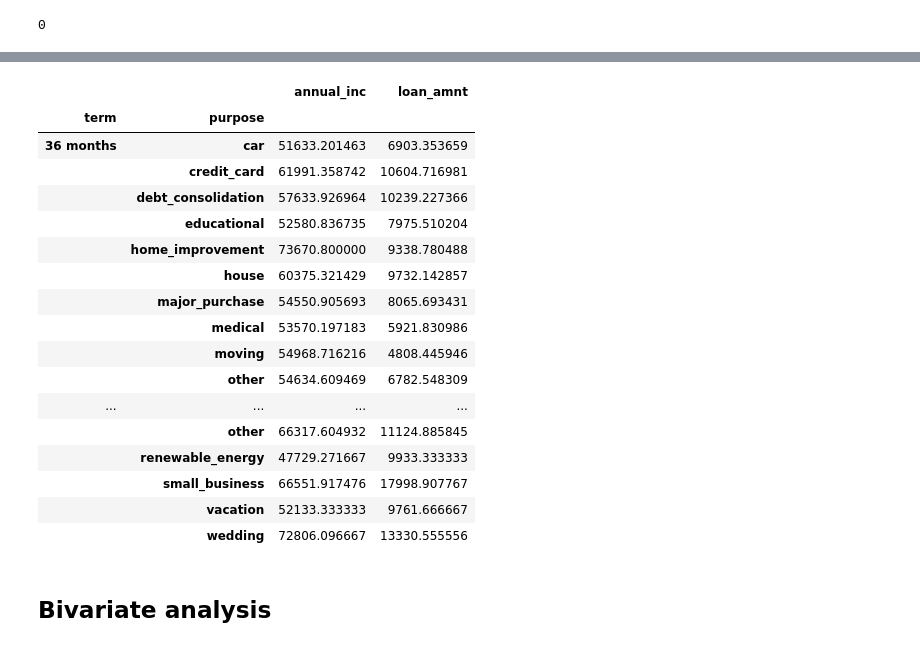
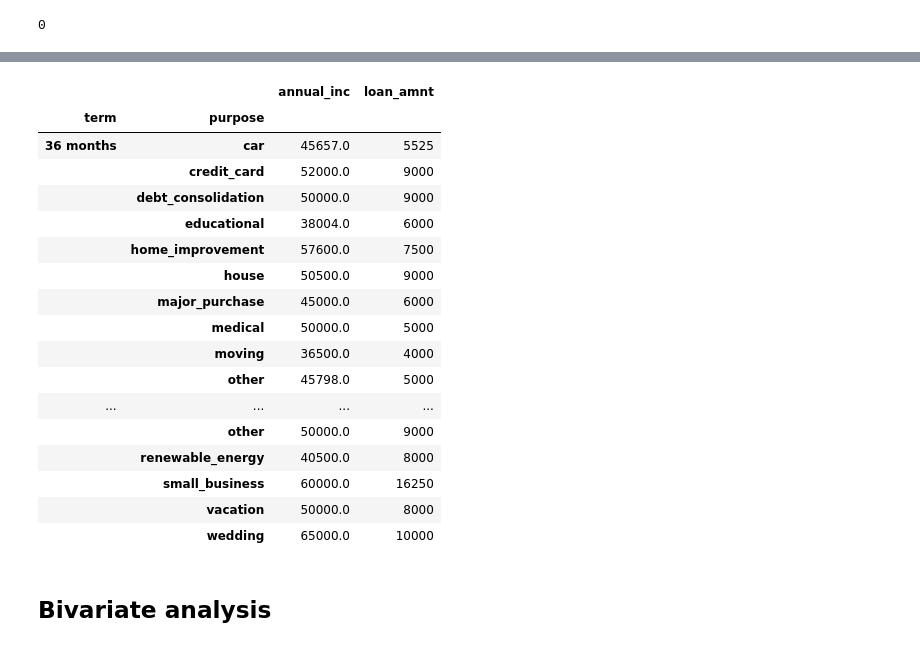
Before and after one commit to sheshanth123/Lending-Loan-Case-Study, a Jupyter notebook: Lending_club.ipynb, the cells around one changed output, grey strips where cells are left out. Cells and saved outputs as stored; diff of their text form; code cells hidden in the pictures.

```diff
--- a/Lending_club.ipynb
+++ b/Lending_club.ipynb
@@ -437,24 +423,24 @@ Index(['level_0', 'index', 'member_id', 'loan_amnt', 'funded_amnt',
 # %%
-loan_df.pivot_table(index=['term', 'purpose'], values=['loan_amnt', 'annual_inc'], aggfunc=np.mean)
+loan_df.pivot_table(index=['term', 'purpose'], values=['loan_amnt', 'annual_inc'], aggfunc=np.median)
 # %% [output]
 |  |  | annual_inc | loan_amnt |
 | term | purpose |  |  |
-| 36 months | car | 51633.201463 | 6903.353659 |
-|  | credit_card | 61991.358742 | 10604.716981 |
-|  | debt_consolidation | 57633.926964 | 10239.227366 |
-|  | educational | 52580.836735 | 7975.510204 |
-|  | home_improvement | 73670.800000 | 9338.780488 |
-|  | house | 60375.321429 | 9732.142857 |
-|  | major_purchase | 54550.905693 | 8065.693431 |
-|  | medical | 53570.197183 | 5921.830986 |
-|  | moving | 54968.716216 | 4808.445946 |
-|  | other | 54634.609469 | 6782.548309 |
+| 36 months | car | 45657.0 | 5525 |
+|  | credit_card | 52000.0 | 9000 |
+|  | debt_consolidation | 50000.0 | 9000 |
+|  | educational | 38004.0 | 6000 |
+|  | home_improvement | 57600.0 | 7500 |
+|  | house | 50500.0 | 9000 |
+|  | major_purchase | 45000.0 | 6000 |
+|  | medical | 50000.0 | 5000 |
+|  | moving | 36500.0 | 4000 |
+|  | other | 45798.0 | 5000 |
 | ... | ... | ... | ... |
-|  | other | 66317.604932 | 11124.885845 |
-|  | renewable_energy | 47729.271667 | 9933.333333 |
-|  | small_business | 66551.917476 | 17998.907767 |
-|  | vacation | 52133.333333 | 9761.666667 |
-|  | wedding | 72806.096667 | 13330.555556 |
+|  | other | 50000.0 | 9000 |
+|  | renewable_energy | 40500.0 | 8000 |
+|  | small_business | 60000.0 | 16250 |
+|  | vacation | 50000.0 | 8000 |
+|  | wedding | 65000.0 | 10000 |
 # %% [markdown]
 ## Bivariate analysis
 # %%
```
Also changed, not shown: parts of 20 cells of this notebook, 1 other file.
